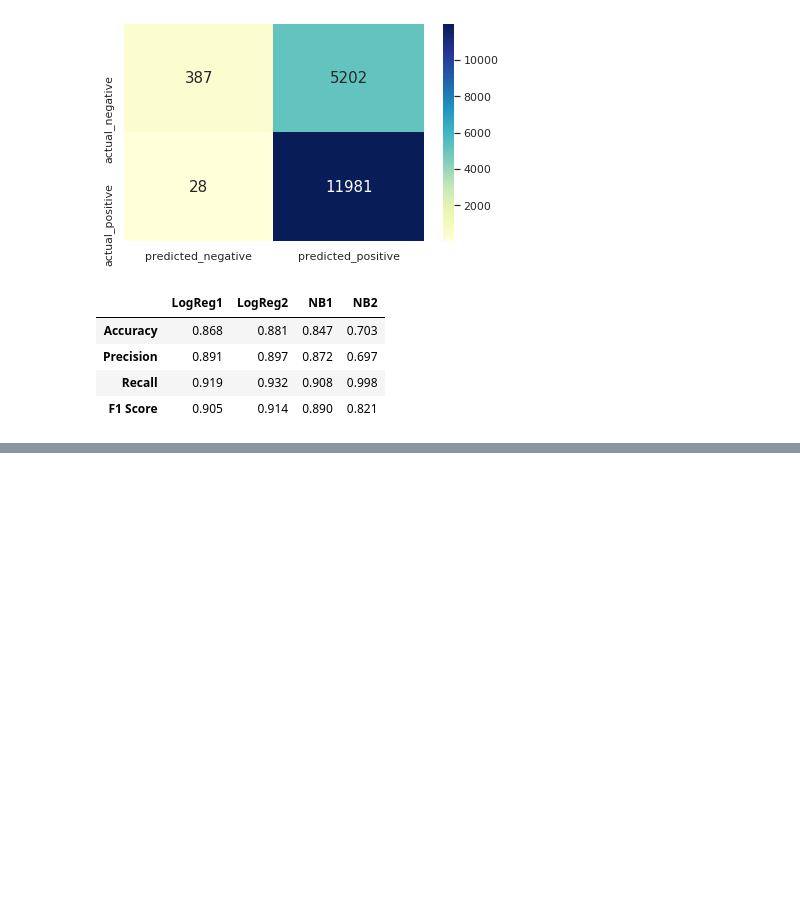
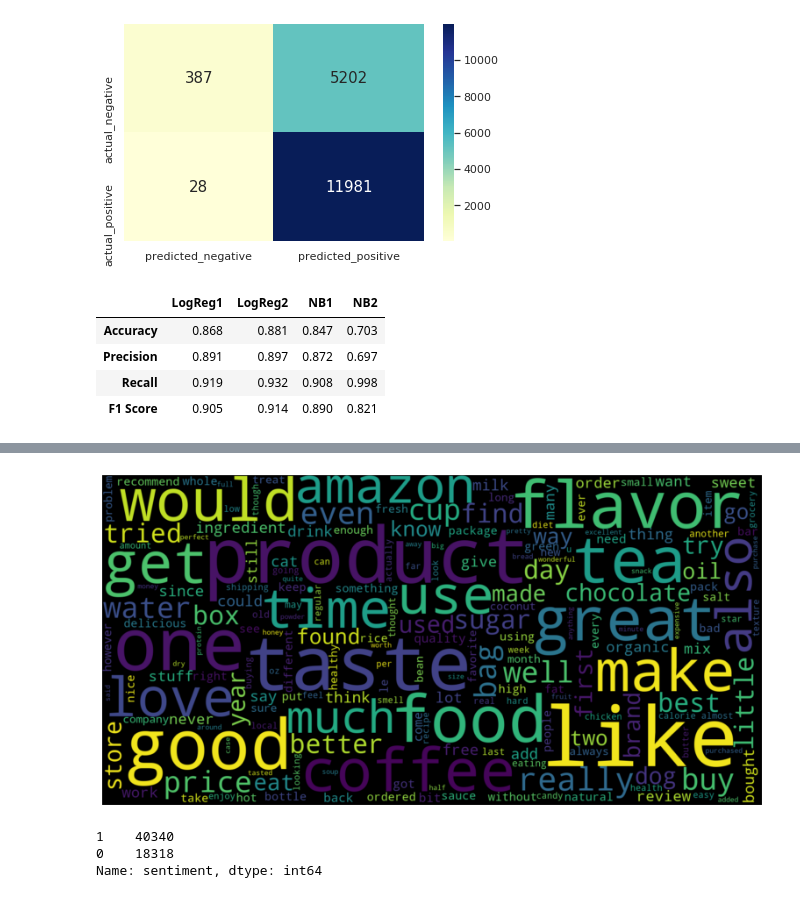
Before and after one commit to niltonmalves/AmazonFineFoodReviews, a Jupyter notebook: AmazonFineFoodReviews.ipynb, the cells around one changed output, grey strips where cells are left out. Drawn from its saved outputs; the diff is of its cells as text; code cells hidden in the pictures; blank space fills up the shorter version.

```diff
--- a/AmazonFineFoodReviews.ipynb
+++ b/AmazonFineFoodReviews.ipynb
@@ -502,0 +524,3 @@ results
+# %%
+df['tokens']=df.review.map(word_tokenize)
+df['tokens']
@@ -502,0 +540,5 @@ results
+# %%
+# Vamos encontrar as palavras mais comuns depois de limpar os dados
+
+# Isso cria uma lista enorme combinando todos os valores de tokens
+word_list_clean = sum(df.tokens.tolist(),[])
@@ -502,0 +558,15 @@ results
+# %%
+from collections import Counter
+
+# Converte a lista em um dicionário com contagem de valores
+word_counts_clean = Counter(word_list_clean)
+a = word_counts_clean
+
+# Inverta a chave / valores no dicionário para classificar
+word_counts_clean = list(zip(word_counts_clean.values(), word_counts_clean.keys()))
+
+# Classifique a lista por contagem
+word_counts_clean = sorted(word_counts_clean, reverse=True)
+
+# Imprime as 10 palavras mais comuns
+word_counts_clean[:10]
@@ -502,0 +584,17 @@ results
+# %%
+from wordcloud import WordCloud
+import matplotlib.pyplot as plt
+text = word_list_clean
+wordcloud = WordCloud(width=1600, height=800, max_font_size=200).fit_words(a)
+plt.figure(figsize=(12,10))
+plt.imshow(wordcloud, interpolation='bilinear')
+plt.axis("off")
+plt.show()
+# %% [output]
+[figure, added]
+# %%
+df['sentiment'].value_counts()
+# %% [output]
+1    40340
+0    18318
+Name: sentiment, dtype: int64
```
Also changed, not shown: parts of 11 cells of this notebook.
